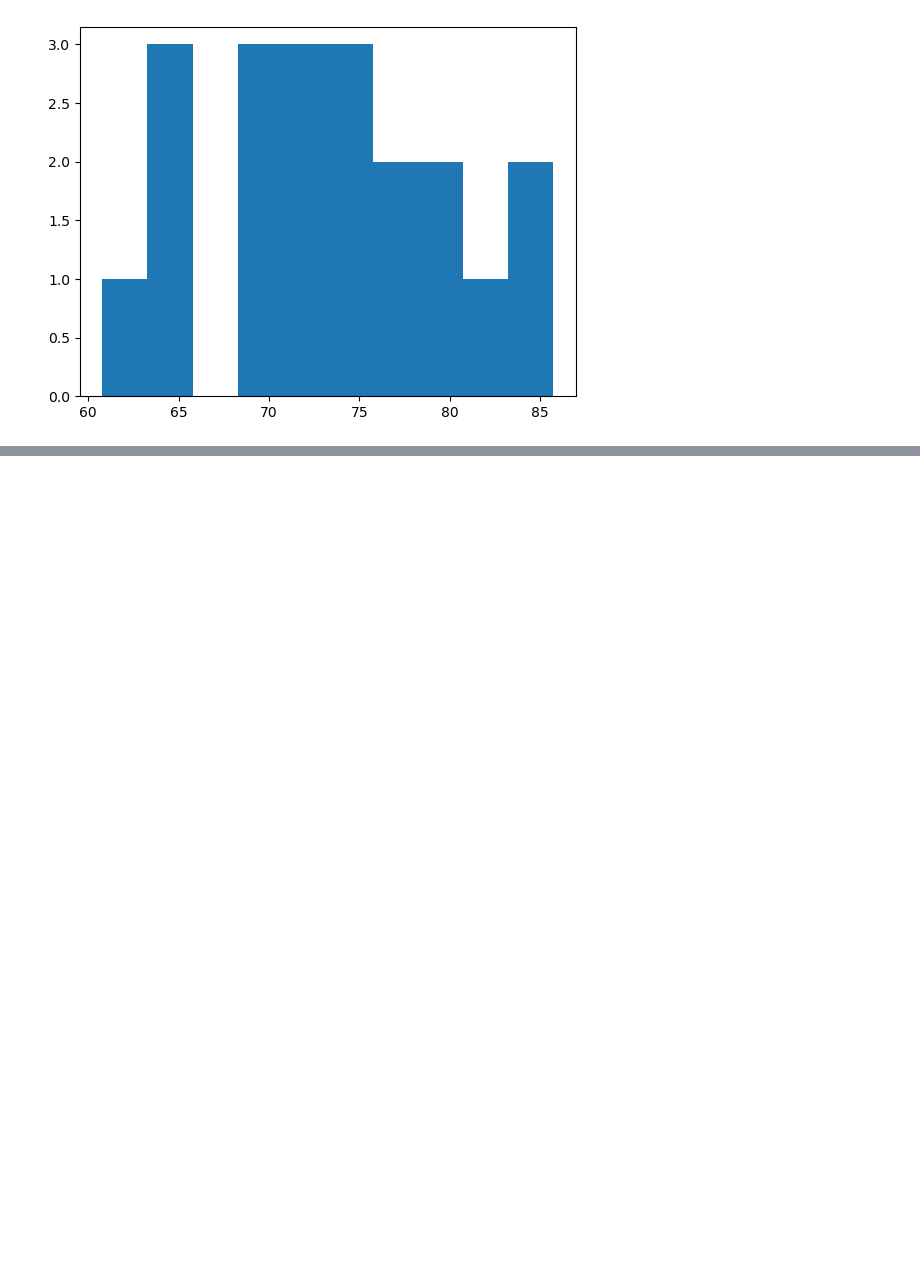
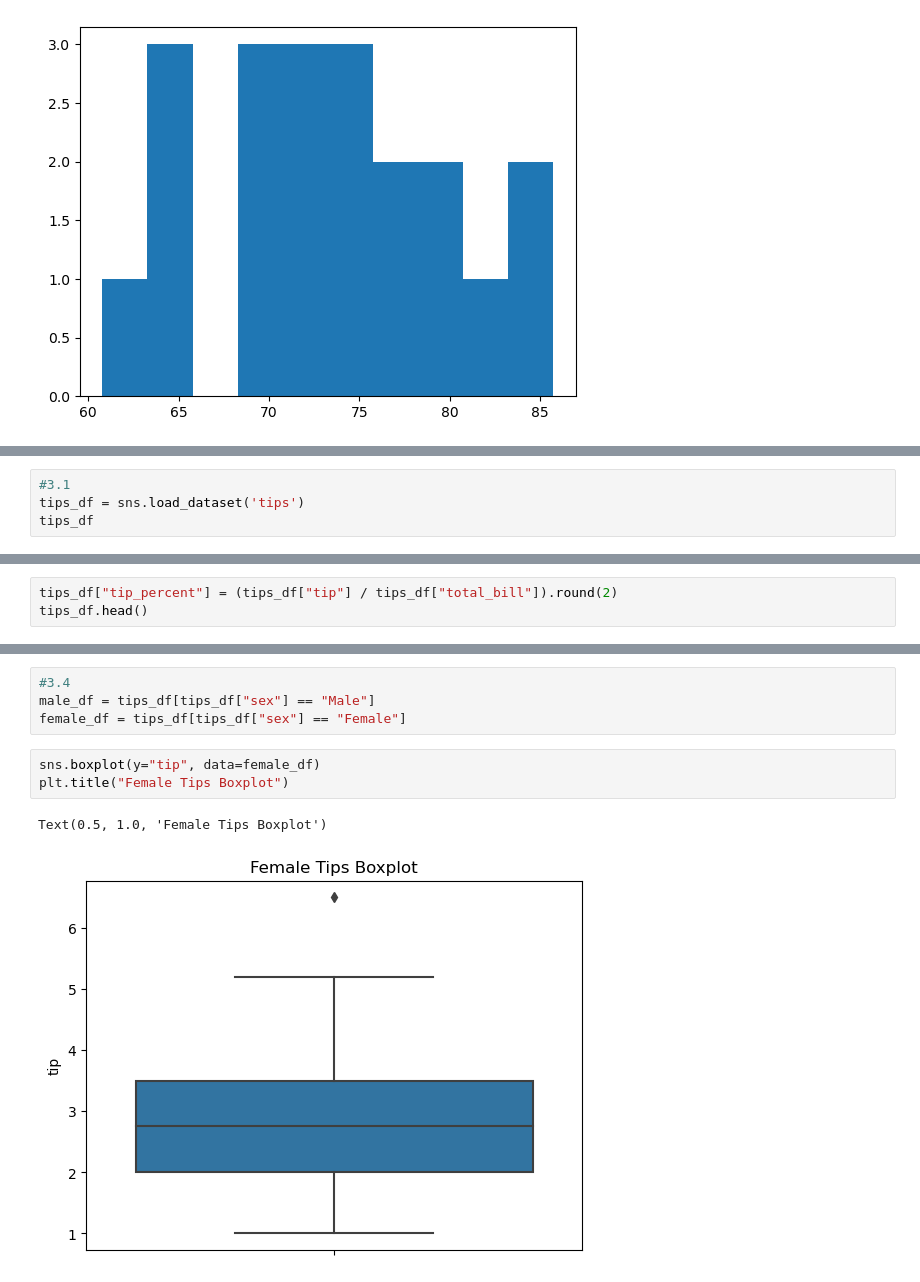
Before and after one commit to GabrielKrishnadasan/COMP352, a Jupyter notebook: Assignment3/assign.ipynb, the cells around one changed output, grey strips where cells are left out. Cells and saved outputs as stored; diff of their text form; blank space fills up the shorter version.

```diff
--- a/Assignment3/assign.ipynb
+++ b/Assignment3/assign.ipynb
@@ -58,0 +157,4 @@ plt.show()
+# %%
+#3.1
+tips_df = sns.load_dataset('tips')
+tips_df
@@ -58,0 +175,3 @@ plt.show()
+# %%
+tips_df["tip_percent"] = (tips_df["tip"] / tips_df["total_bill"]).round(2)
+tips_df.head()
@@ -58,0 +231,10 @@ plt.show()
+# %%
+#3.4
+male_df = tips_df[tips_df["sex"] == "Male"]
+female_df = tips_df[tips_df["sex"] == "Female"]
+# %%
+sns.boxplot(y="tip", data=female_df)
+plt.title("Female Tips Boxplot")
+# %% [output]
+Text(0.5, 1.0, 'Female Tips Boxplot')
+[figure, added]
```
Also changed, not shown: parts of 30 cells of this notebook.
